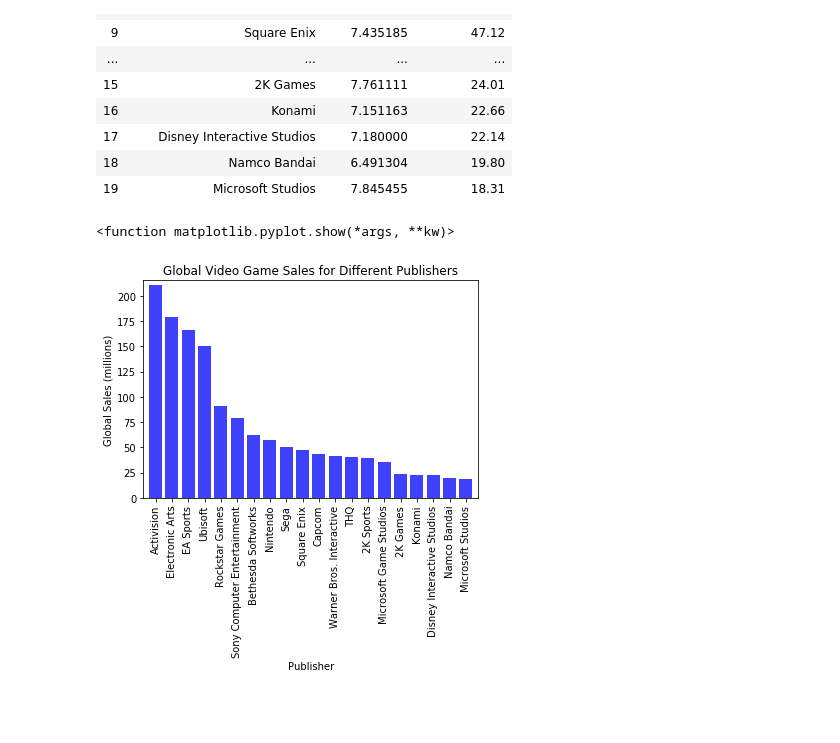
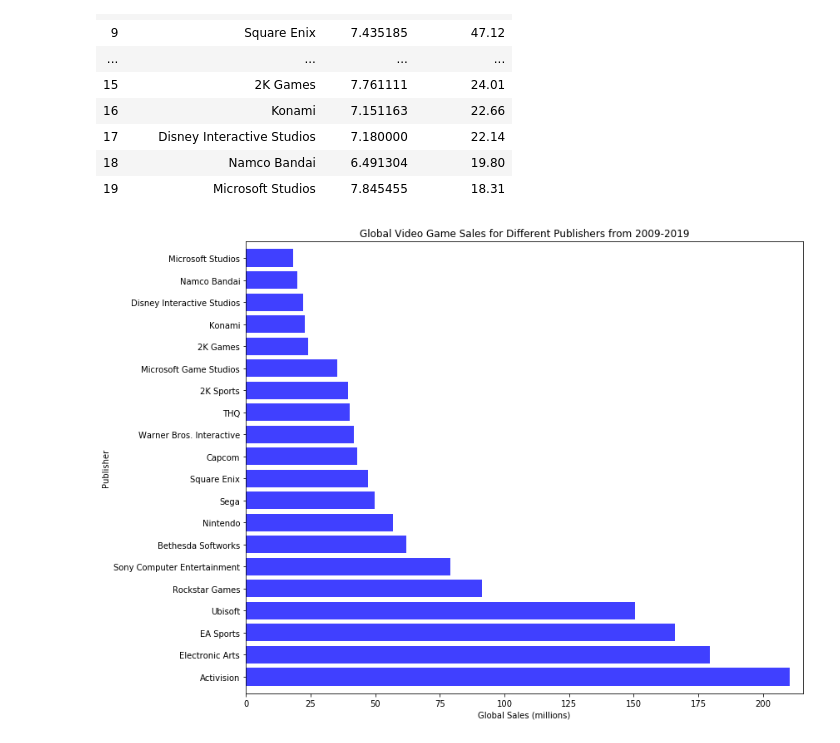
Before and after one commit to melaniefollett/project1, a Jupyter notebook: Melanie_Project1.ipynb, the cells around one changed output. Cells and saved outputs as stored; diff of their text form; code cells hidden in the pictures; blank space fills up the shorter version.

```diff
--- a/Melanie_Project1.ipynb
+++ b/Melanie_Project1.ipynb
@@ -419,22 +431,27 @@ top20_pub_df
 # %%
 #Plot Global Sales for different Publishers
 
 x_axis = np.arange(0, len(top20_pub_df["Publisher"]))
 tick_locations = [x for x in x_axis]
 
-plt.title("Global Video Game Sales for Different Publishers")
-plt.xlabel("Publisher")
-plt.ylabel("Global Sales (millions)")
+plt.figure(figsize=(12,10))
+plt.title("Global Video Game Sales for Different Publishers from 2009-2019")
+plt.ylabel("Publisher")
+plt.xlabel("Global Sales (millions)")
 
-plt.xlim(-0.75, len(top20_pub_df["Publisher"])-0.25)
-plt.ylim(0, max(top20_pub_df["Global Sales"])+5)
+plt.ylim(-0.75, len(top20_pub_df["Publisher"])-0.25)
+plt.xlim(0, max(top20_pub_df["Global Sales"])+5)
 
-plt.bar(x_axis, top20_pub_df["Global Sales"], facecolor="b", alpha=0.75, align="center")
-plt.xticks(tick_locations, top20_pub_df["Publisher"], rotation="vertical")
-plt.show
+plt.barh(x_axis, top20_pub_df["Global Sales"], facecolor="b", alpha=0.75, align="center")
+plt.yticks(tick_locations, top20_pub_df["Publisher"])
+
+#Save the plot
+plt.savefig('../Project 1/global_sales_publishers_bar.png')
+
+#Show the plot
+plt.show()
 # %% [output]
-<function matplotlib.pyplot.show(*args, **kw)>
-[figure, old version]
+[figure, new version]
 # %%
 #Plot Critic Scores for different Publishers
 
```
Also changed, not shown: parts of 7 cells of this notebook, 6 other files.
